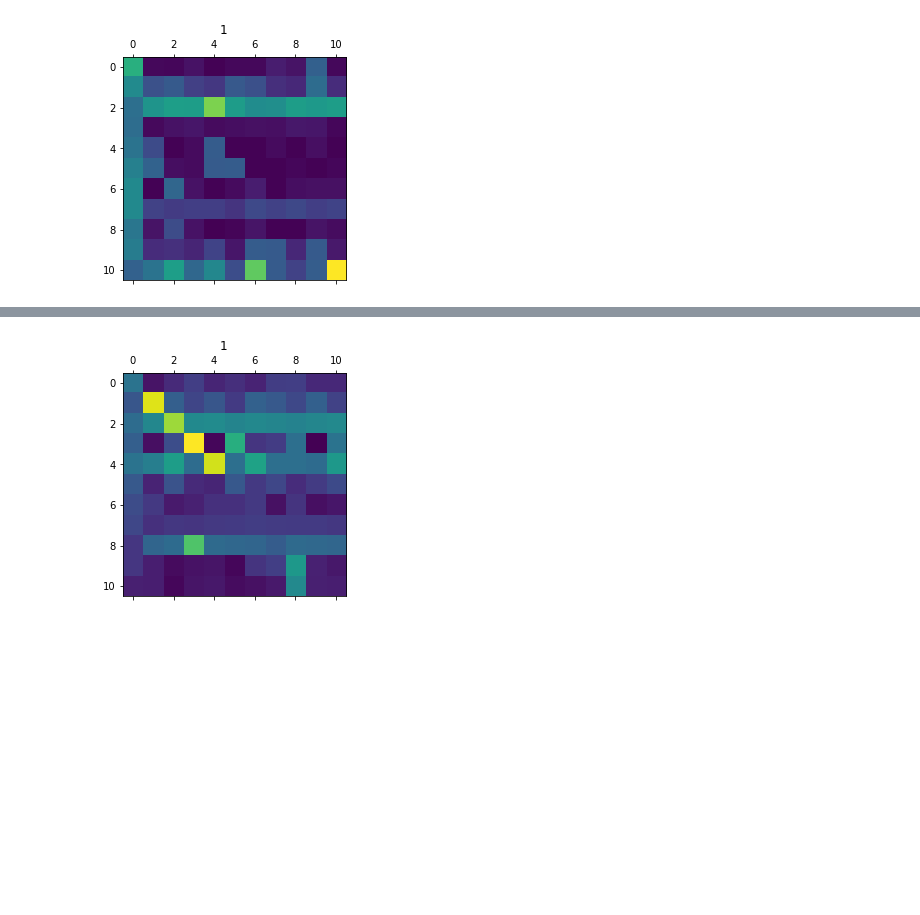
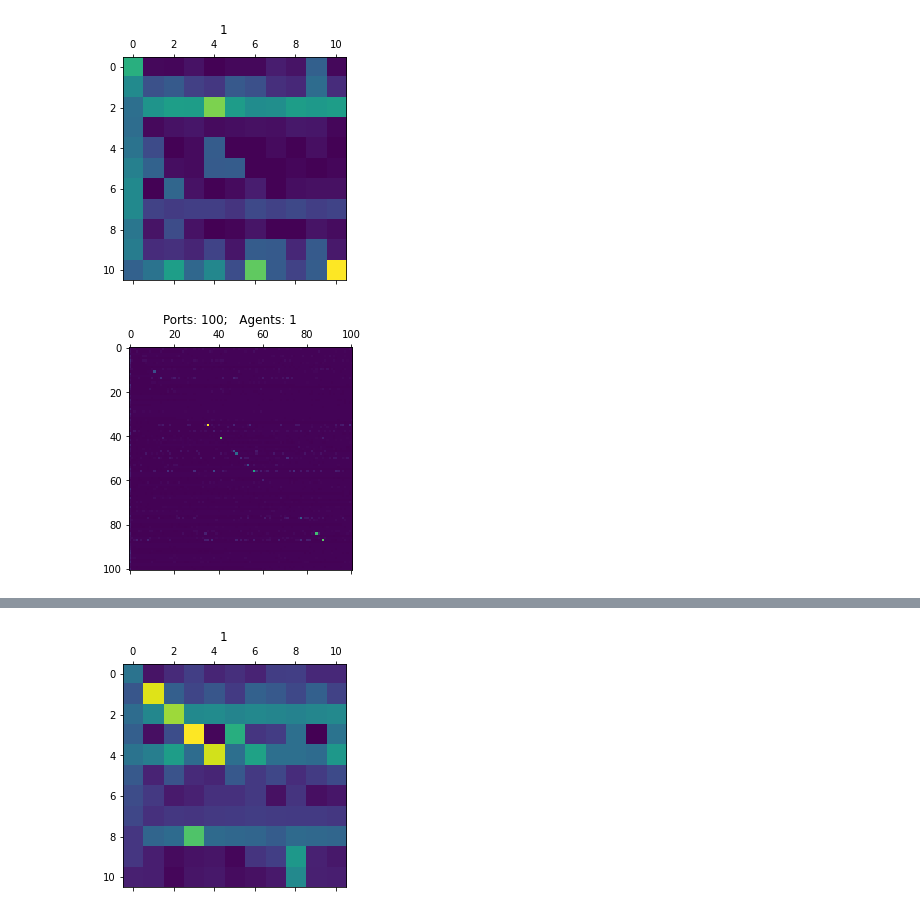
Before and after one commit to Trbenne/MATH-882-Final-Project, a Jupyter notebook: Simulation2/Simulation2.ipynb, the cells around one changed output, grey strips where cells are left out. Cells and saved outputs as stored; diff of their text form; code cells hidden in the pictures; blank space fills up the shorter version.

```diff
--- a/Simulation2/Simulation2.ipynb
+++ b/Simulation2/Simulation2.ipynb
@@ -276,24 +277,29 @@ mission_report(ag_list,f"Ports: {nports};   Agents: {1}")
 # %%
 """
 100 Ports Control
+Default agents
+probdetection = 0.7
+Number of agents: 1
 """
 
 nports = 100
 
 # num_agent = 5
 
 probdetection = 0.7
 nepisodes = 100
 
 ag_list = assemble_team(1,nports)
 
 steps = []
 for _ in range(nepisodes):
 
     vulnport = np.random.randint(1,nports+1)
     env = srv.Server(nports,vulnport,probdetection)
     step = M(ag_list,env)
 
     steps.append(step)
 
 mission_report(ag_list,f"Ports: {nports};   Agents: {1}")
+# %% [output]
+[figure, added]
```
Also changed, not shown: parts of 21 cells of this notebook, 1 other file.
